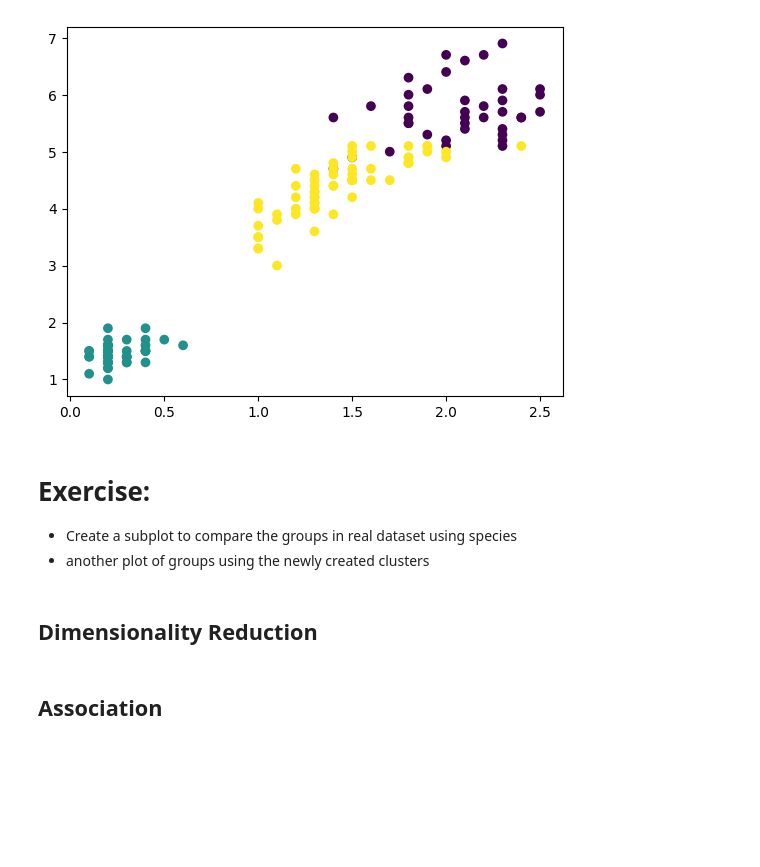
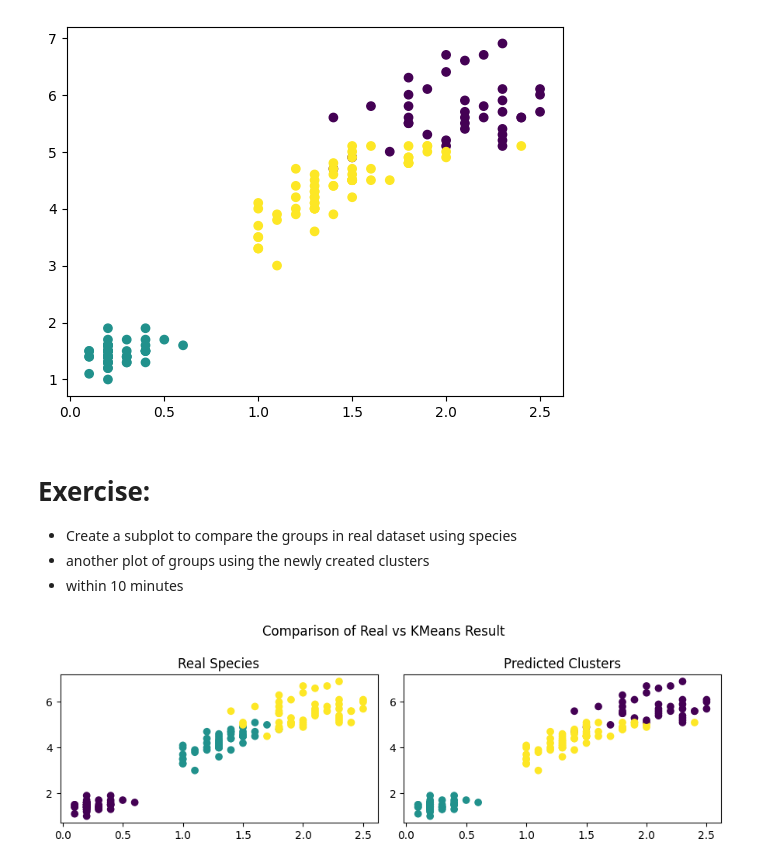
Before and after one commit to najm-s/AIML-nexperts3, a Jupyter notebook: Day 18 - Unsupervised Learning/inclass 1 unsupervised learning - Clustering .ipynb, the cells around one changed output. Saved outputs shown, nothing was run; the diff lists cells and outputs as text; code cells hidden in the pictures; blank space fills up the shorter version.

```diff
--- a/Day 18 - Unsupervised Learning/inclass 1 unsupervised learning - Clustering .ipynb
+++ b/Day 18 - Unsupervised Learning/inclass 1 unsupervised learning - Clustering .ipynb
@@ -111,7 +114,22 @@ plt.show()
 # Exercise:
 - Create a subplot to compare the groups in real dataset using species
 - another plot of groups using the newly created clusters
+- within 10 minutes
-# %% [markdown]
-## Dimensionality Reduction
-# %% [markdown]
-## Association
+# %%
+# subplots
+fig, ax = plt.subplots(1,2, figsize = (9, 3))
+fig.suptitle("Comparison of Real vs KMeans Result")
+
+# real species
+ax[0].scatter(X['petal width (cm)'], X['petal length (cm)'] , c=iris.target  ,cmap= 'viridis')
+ax[0].set_title("Real Species")
+
+
+# the predictions of our model
+ax[1].scatter(X['petal width (cm)'], X['petal length (cm)'] , c = X.clusters ,cmap= 'viridis')
+ax[1].set_title("Predicted Clusters")
+
+plt.tight_layout()
+plt.show()
+# %% [output]
+[figure, added]
```
Also changed, not shown: parts of 30 cells of this notebook, 1 other file.
